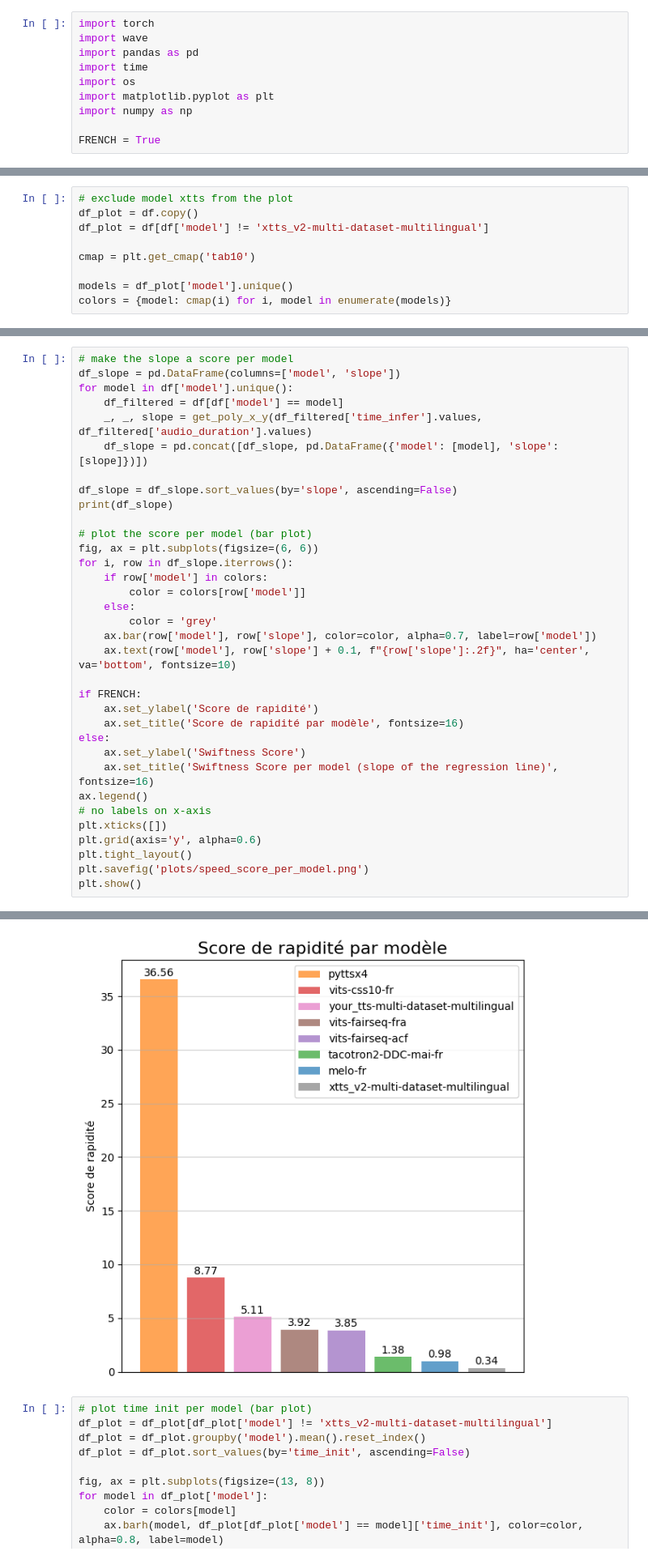
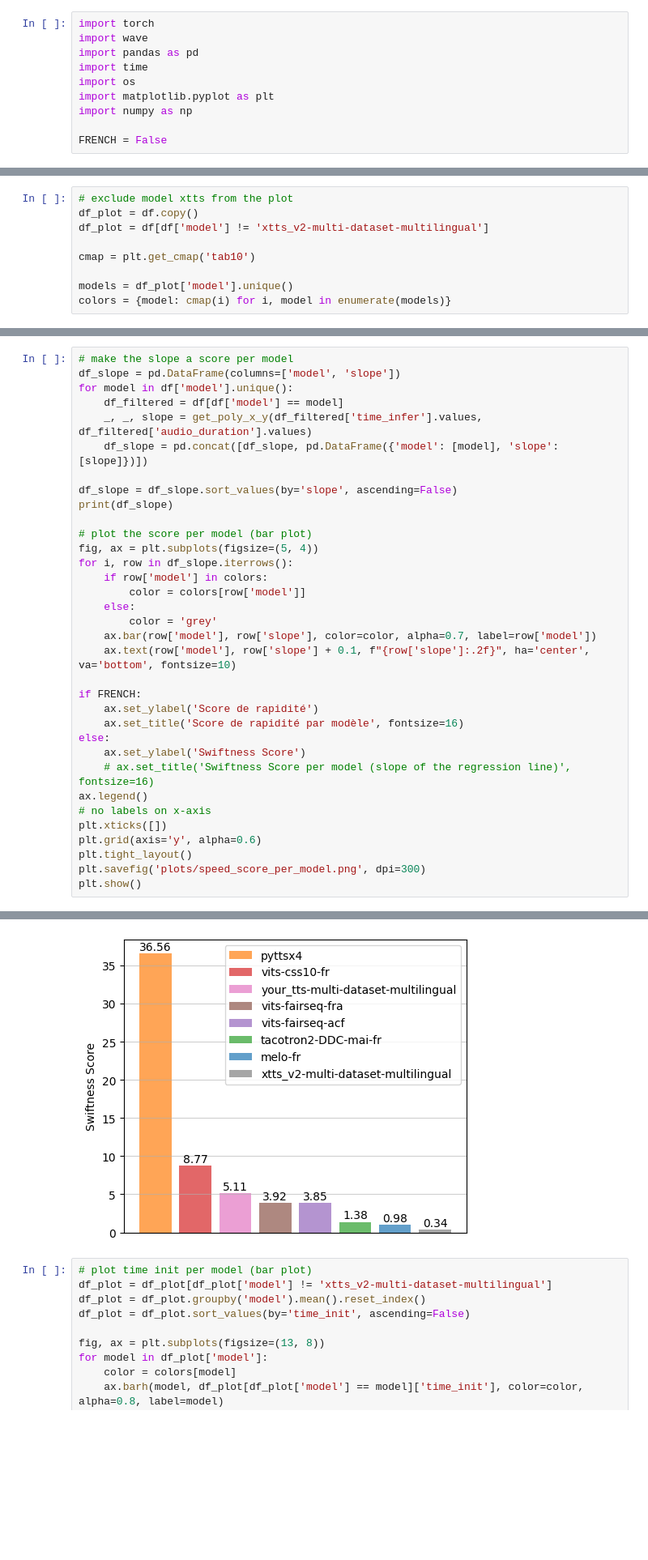
Before and after one commit to eliot-christon/robot-speech-to-speech, a Jupyter notebook: Tools/Evaluation/T3/eval.ipynb, the cells around one changed output, grey strips where cells are left out. Shown: that part at 81% size. Cells and saved outputs as stored; diff of their text form; blank space fills up the shorter version.

```diff
--- a/Tools/Evaluation/T3/eval.ipynb
+++ b/Tools/Evaluation/T3/eval.ipynb
@@ -7,7 +7,7 @@ import os
 import matplotlib.pyplot as plt
 import numpy as np
 
-FRENCH = True
+FRENCH = False
 # %%
 text = "Le soleil adore vos pastels, un chœur qui bat fort de ritournelles. Attends-moi je sors de l'île aux cerfs, L'orage est de l'or pour se perdre."
 # %%
@@ -536,39 +538,39 @@ df_slope = df_slope.sort_values(by='slope', ascending=False)
 print(df_slope)
 
 # plot the score per model (bar plot)
-fig, ax = plt.subplots(figsize=(6, 6))
+fig, ax = plt.subplots(figsize=(5, 4))
 for i, row in df_slope.iterrows():
     if row['model'] in colors:
         color = colors[row['model']]
     else:
         color = 'grey'
     ax.bar(row['model'], row['slope'], color=color, alpha=0.7, label=row['model'])
     ax.text(row['model'], row['slope'] + 0.1, f"{row['slope']:.2f}", ha='center', va='bottom', fontsize=10)
 
 if FRENCH:
     ax.set_ylabel('Score de rapidité')
     ax.set_title('Score de rapidité par modèle', fontsize=16)
 else:
     ax.set_ylabel('Swiftness Score')
-    ax.set_title('Swiftness Score per model (slope of the regression line)', fontsize=16)
+    # ax.set_title('Swiftness Score per model (slope of the regression line)', fontsize=16)
 ax.legend()
 # no labels on x-axis
 plt.xticks([])
 plt.grid(axis='y', alpha=0.6)
 plt.tight_layout()
-plt.savefig('plots/speed_score_per_model.png')
+plt.savefig('plots/speed_score_per_model.png', dpi=300)
 plt.show()
 # %% [output]
                                  model      slope
 0                              pyttsx4  36.564964
 0                        vits-css10-fr   8.765697
 0  your_tts-multi-dataset-multilingual   5.109779
 0                     vits-fairseq-fra   3.920774
 0                     vits-fairseq-acf   3.851837
 0                 tacotron2-DDC-mai-fr   1.380869
 0                              melo-fr   0.978343
 0   xtts_v2-multi-dataset-multilingual   0.336539
-[figure, old version]
+[figure, new version]
 # %%
 # plot time init per model (bar plot)
 df_plot = df_plot[df_plot['model'] != 'xtts_v2-multi-dataset-multilingual']
```
Also changed, not shown: parts of 3 cells of this notebook, 3 other files.
